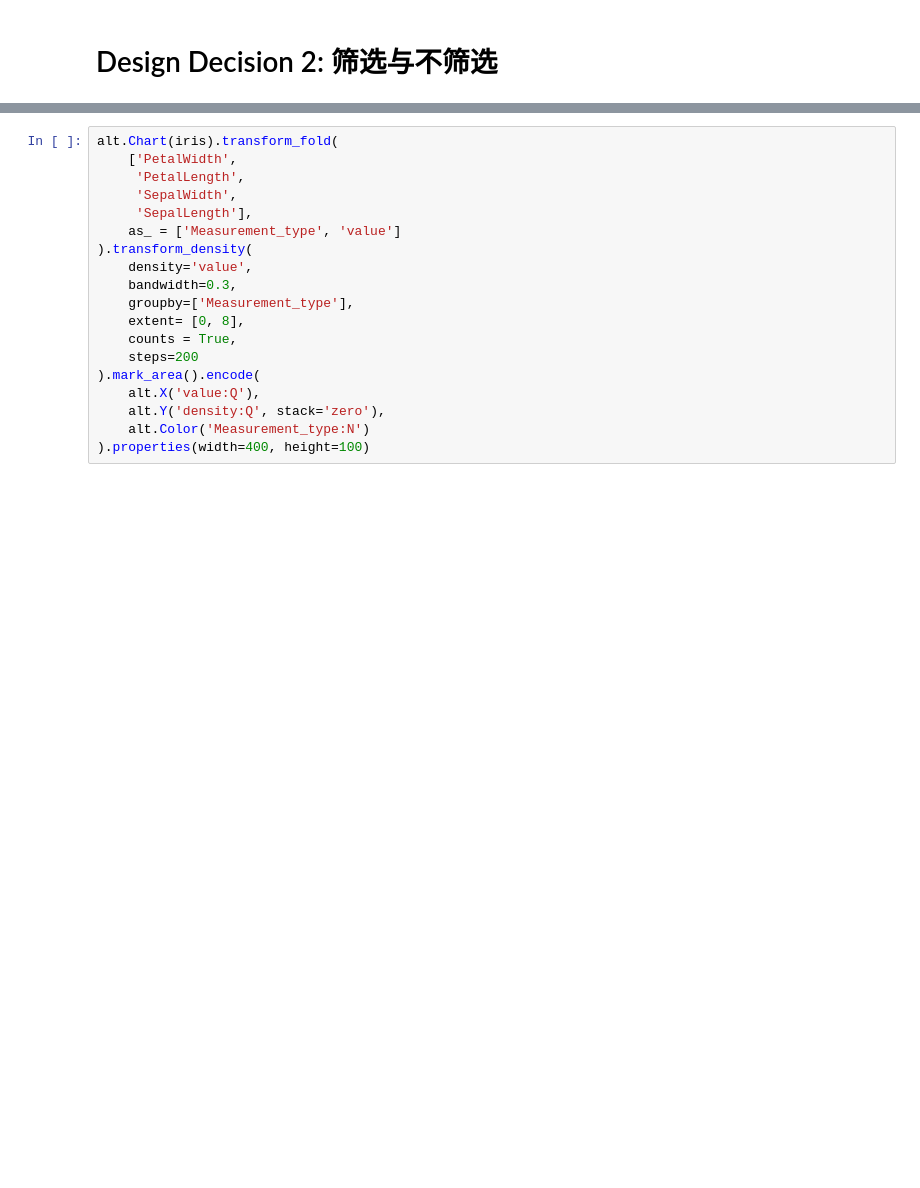
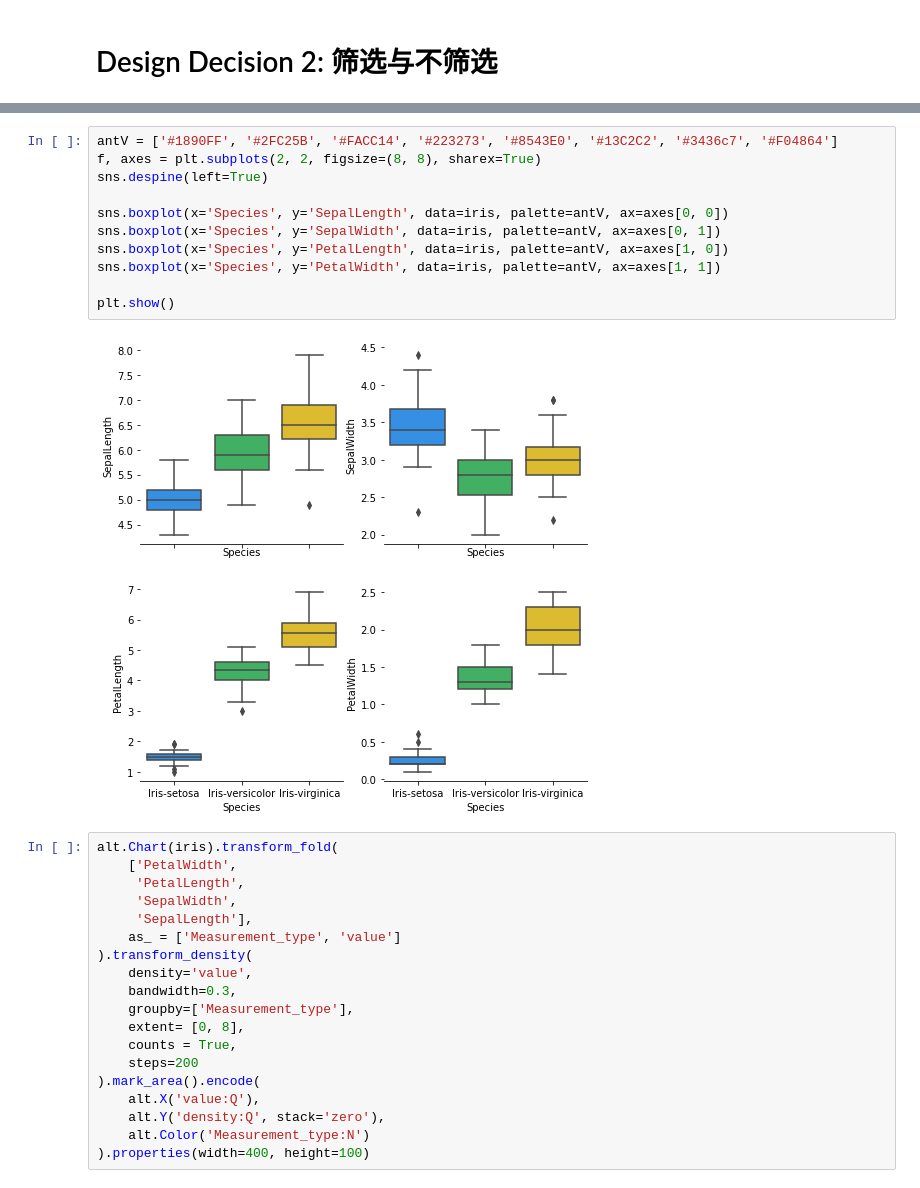
Before and after one commit to xueluofengfei/IV_project, a Jupyter notebook: theGiraffeSystem.ipynb, the cells around one changed output, grey strips where cells are left out. Saved outputs shown, nothing was run; the diff lists cells and outputs as text; blank space fills up the shorter version.

```diff
--- a/theGiraffeSystem.ipynb
+++ b/theGiraffeSystem.ipynb
@@ -141,6 +134,19 @@ line4 = alt.Chart(iris).mark_line(interpolate='monotone').encode(
 alt.hconcat(line1,line2,line3,line4)
 # %% [output]
 [interactive output not drawn]
+# %%
+antV = ['#1890FF', '#2FC25B', '#FACC14', '#223273', '#8543E0', '#13C2C2', '#3436c7', '#F04864']
+f, axes = plt.subplots(2, 2, figsize=(8, 8), sharex=True)
+sns.despine(left=True)
+
+sns.boxplot(x='Species', y='SepalLength', data=iris, palette=antV, ax=axes[0, 0])
+sns.boxplot(x='Species', y='SepalWidth', data=iris, palette=antV, ax=axes[0, 1])
+sns.boxplot(x='Species', y='PetalLength', data=iris, palette=antV, ax=axes[1, 0])
+sns.boxplot(x='Species', y='PetalWidth', data=iris, palette=antV, ax=axes[1, 1])
+
+plt.show()
+# %% [output]
+[figure, added]
 # %%
 alt.Chart(iris).transform_fold(
     ['PetalWidth',
```
Also changed, not shown: parts of 4 cells of this notebook, 2 other files.
